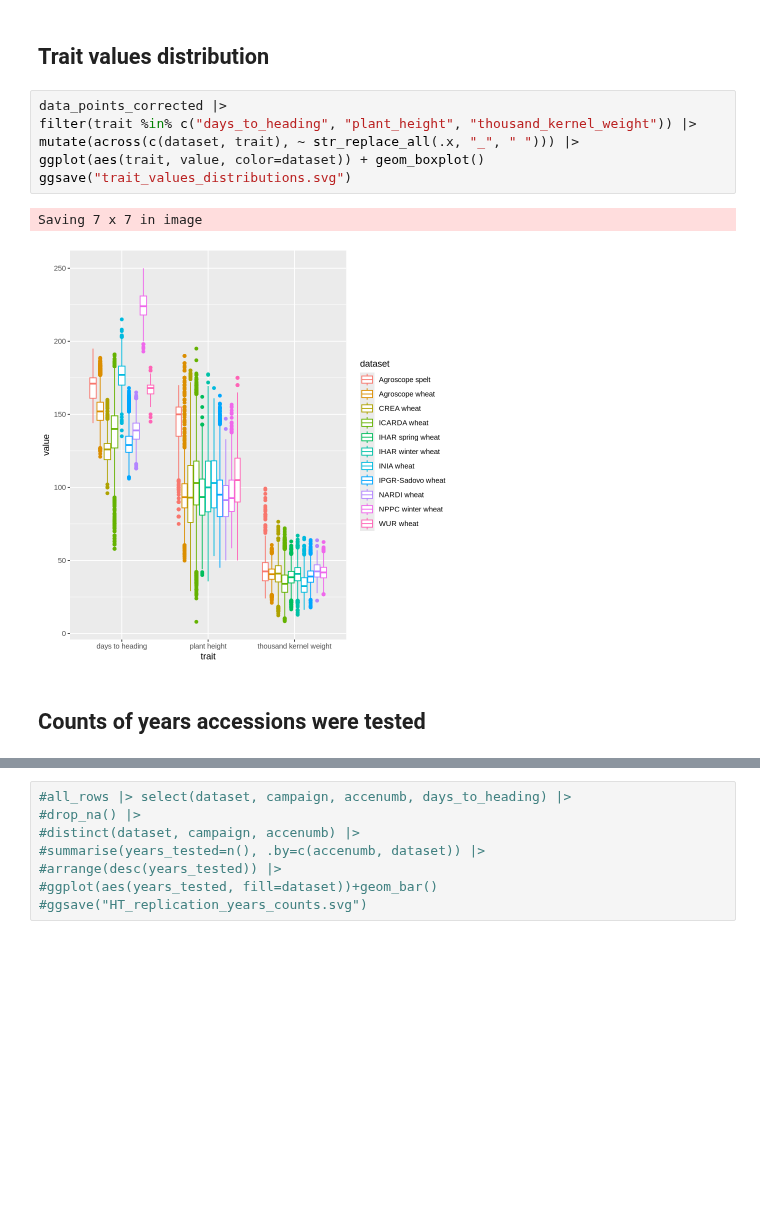
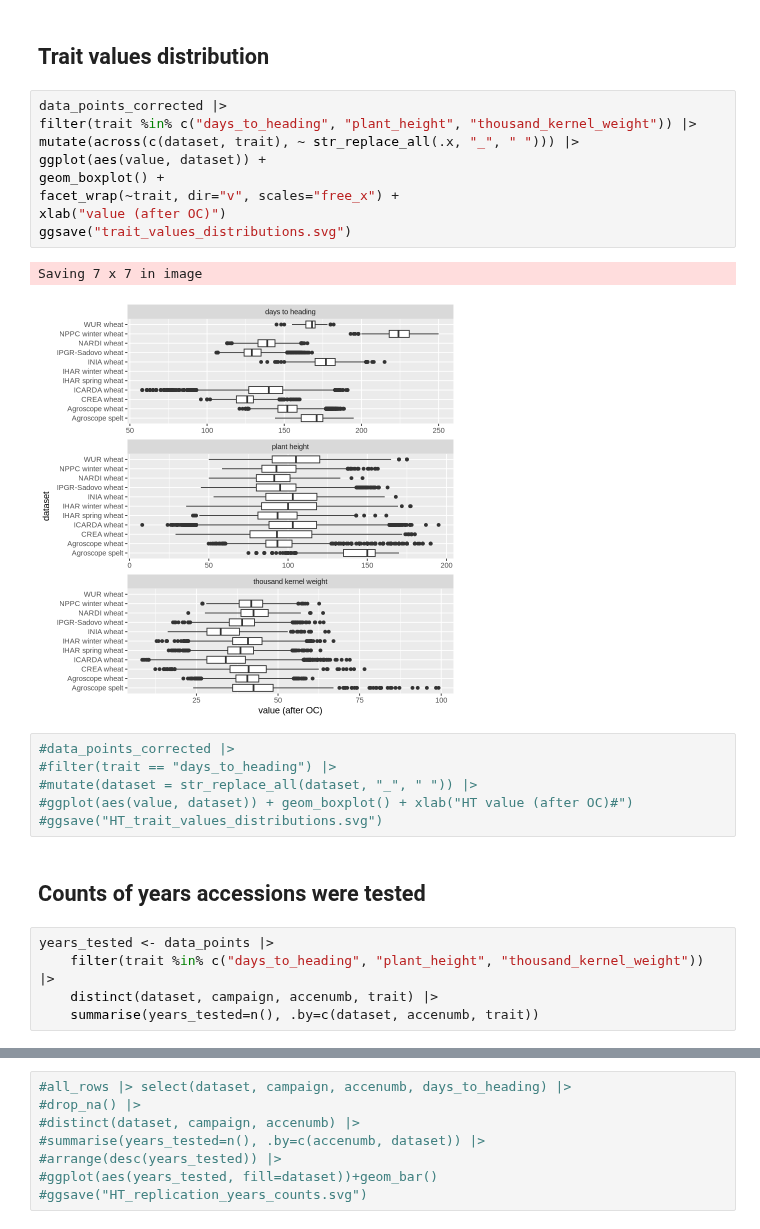
Before and after one commit to AGENTproject/historic_pheno_data_analysis, a Jupyter notebook: figures_and_tables.ipynb, the cells around one changed output, grey strips where cells are left out. Saved outputs shown, nothing was run; the diff lists cells and outputs as text; blank space fills up the shorter version.

Commit message:
improve figures

```diff
--- a/figures_and_tables.ipynb
+++ b/figures_and_tables.ipynb
@@ -158,13 +171,27 @@ gt::gtsave("data_summary_table.html")
 # %% [markdown]
 ## Trait values distribution
-# %%
-data_points_corrected |>
-filter(trait %in% c("days_to_heading", "plant_height", "thousand_kernel_weight")) |>
-mutate(across(c(dataset, trait), ~ str_replace_all(.x, "_", " "))) |>
-ggplot(aes(trait, value, color=dataset)) + geom_boxplot()
-ggsave("trait_values_distributions.svg")
-# %% [output]
-Saving 7 x 7 in image
-[figure, removed]
+# %%
+data_points_corrected |>
+filter(trait %in% c("days_to_heading", "plant_height", "thousand_kernel_weight")) |>
+mutate(across(c(dataset, trait), ~ str_replace_all(.x, "_", " "))) |>
+ggplot(aes(value, dataset)) +
+geom_boxplot() +
+facet_wrap(~trait, dir="v", scales="free_x") +
+xlab("value (after OC)")
+ggsave("trait_values_distributions.svg")
+# %% [output]
+Saving 7 x 7 in image
+[figure, added]
+# %%
+#data_points_corrected |>
+#filter(trait == "days_to_heading") |>
+#mutate(dataset = str_replace_all(dataset, "_", " ")) |>
+#ggplot(aes(value, dataset)) + geom_boxplot() + xlab("HT value (after OC)#")
+#ggsave("HT_trait_values_distributions.svg")
 # %% [markdown]
 ## Counts of years accessions were tested
+# %%
+years_tested <- data_points |>
+    filter(trait %in% c("days_to_heading", "plant_height", "thousand_kernel_weight")) |>
+    distinct(dataset, campaign, accenumb, trait) |>
+    summarise(years_tested=n(), .by=c(dataset, accenumb, trait))
```
Also changed, not shown: parts of 4 cells of this notebook, 3 other files.
